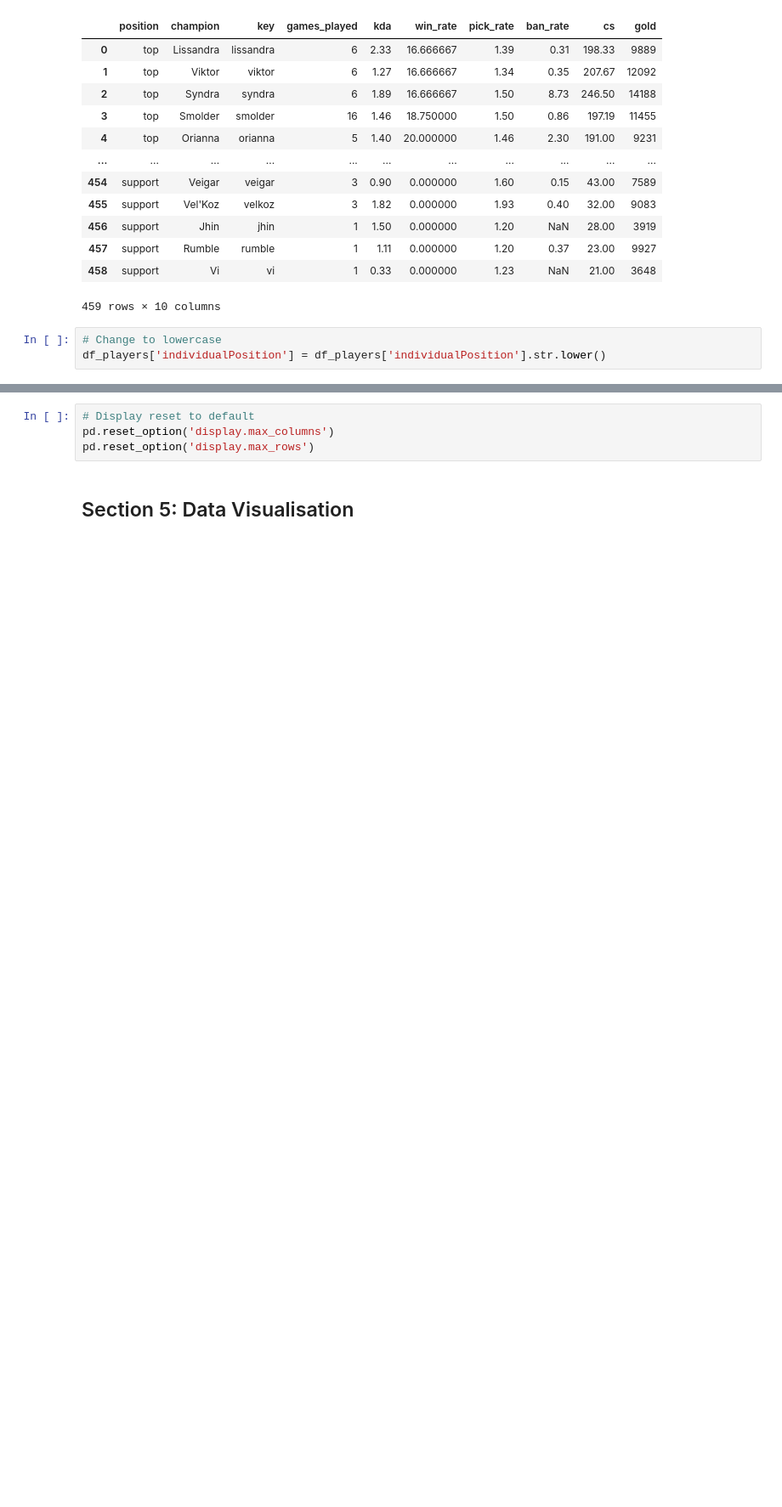
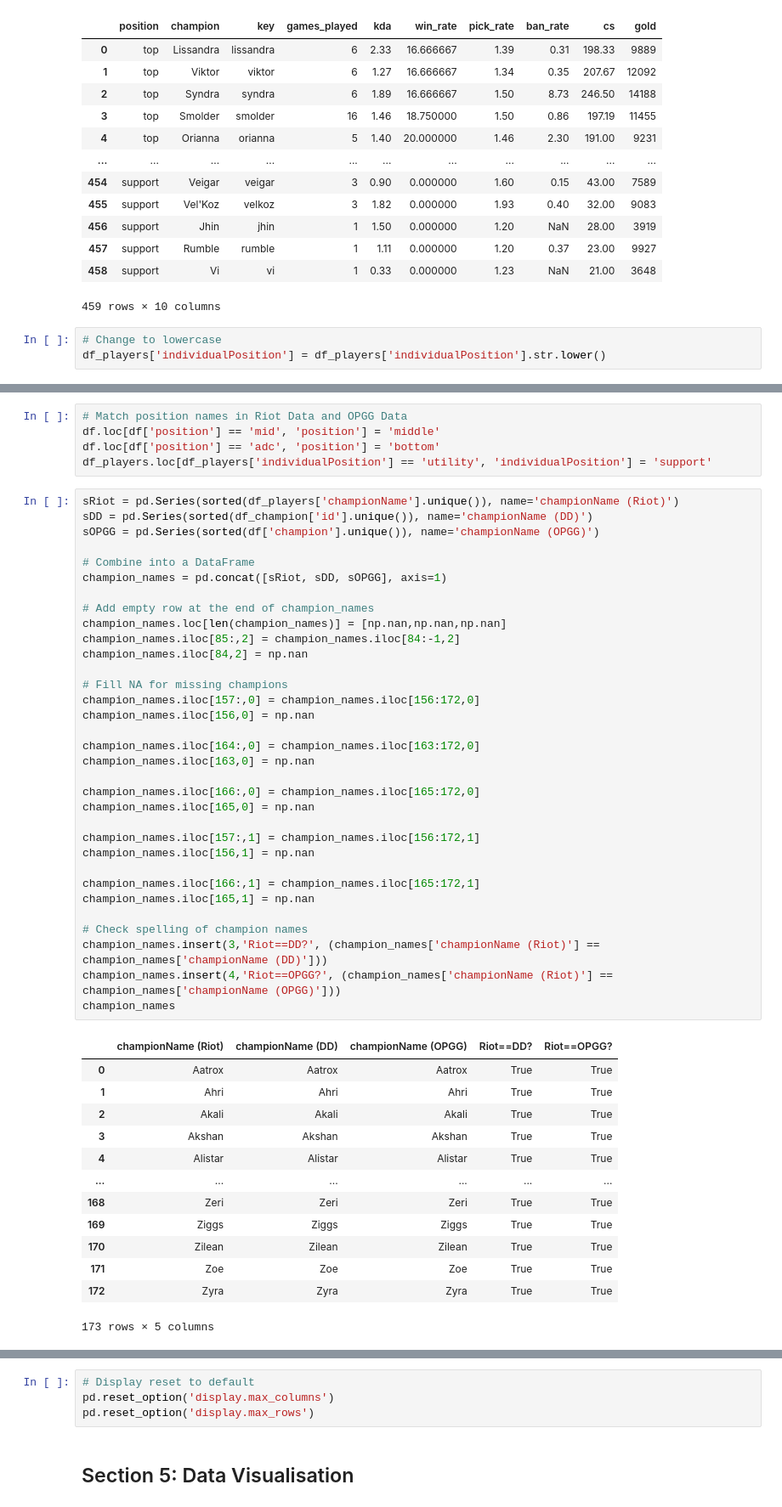
Before and after one commit to lybytes/lol-toxicity-analysis, a Jupyter notebook: ST445_Project_Main v2.ipynb, the cells around one changed output, grey strips where cells are left out. Shown at 85% size. Drawn from its saved outputs; the diff is of its cells as text; blank space fills up the shorter version.

```diff
--- a/ST445_Project_Main v2.ipynb
+++ b/ST445_Project_Main v2.ipynb
@@ -624,0 +641,52 @@ df_players['individualPosition'] = df_players['individualPosition'].str.lower()
+# %%
+# Match position names in Riot Data and OPGG Data
+df.loc[df['position'] == 'mid', 'position'] = 'middle'
+df.loc[df['position'] == 'adc', 'position'] = 'bottom'
+df_players.loc[df_players['individualPosition'] == 'utility', 'individualPosition'] = 'support'
+# %%
+sRiot = pd.Series(sorted(df_players['championName'].unique()), name='championName (Riot)')
+sDD = pd.Series(sorted(df_champion['id'].unique()), name='championName (DD)')
+sOPGG = pd.Series(sorted(df['champion'].unique()), name='championName (OPGG)')
+
+# Combine into a DataFrame
+champion_names = pd.concat([sRiot, sDD, sOPGG], axis=1)
+
+# Add empty row at the end of champion_names
+champion_names.loc[len(champion_names)] = [np.nan,np.nan,np.nan]
+champion_names.iloc[85:,2] = champion_names.iloc[84:-1,2]
+champion_names.iloc[84,2] = np.nan
+
+# Fill NA for missing champions
+champion_names.iloc[157:,0] = champion_names.iloc[156:172,0]
+champion_names.iloc[156,0] = np.nan
+
+champion_names.iloc[164:,0] = champion_names.iloc[163:172,0]
+champion_names.iloc[163,0] = np.nan
+
+champion_names.iloc[166:,0] = champion_names.iloc[165:172,0]
+champion_names.iloc[165,0] = np.nan
+
+champion_names.iloc[157:,1] = champion_names.iloc[156:172,1]
+champion_names.iloc[156,1] = np.nan
+
+champion_names.iloc[166:,1] = champion_names.iloc[165:172,1]
+champion_names.iloc[165,1] = np.nan
+
+# Check spelling of champion names
+champion_names.insert(3,'Riot==DD?', (champion_names['championName (Riot)'] == champion_names['championName (DD)']))
+champion_names.insert(4,'Riot==OPGG?', (champion_names['championName (Riot)'] == champion_names['championName (OPGG)']))
+champion_names
+# %% [output]
+|  | championName (Riot) | championName (DD) | championName (OPGG) | Riot==DD? | Riot==OPGG? |
+| 0 | Aatrox | Aatrox | Aatrox | True | True |
+| 1 | Ahri | Ahri | Ahri | True | True |
+| 2 | Akali | Akali | Akali | True | True |
+| 3 | Akshan | Akshan | Akshan | True | True |
+| 4 | Alistar | Alistar | Alistar | True | True |
+| ... | ... | ... | ... | ... | ... |
+| 168 | Zeri | Zeri | Zeri | True | True |
+| 169 | Ziggs | Ziggs | Ziggs | True | True |
+| 170 | Zilean | Zilean | Zilean | True | True |
+| 171 | Zoe | Zoe | Zoe | True | True |
+| 172 | Zyra | Zyra | Zyra | True | True |
+173 rows × 5 columns
```
Also changed, not shown: parts of 21 cells of this notebook.
